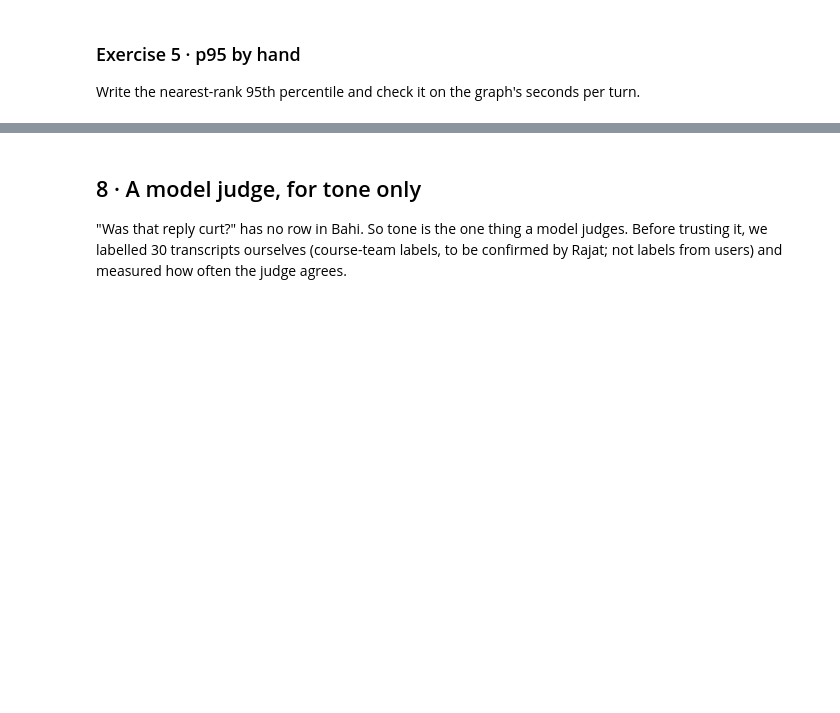
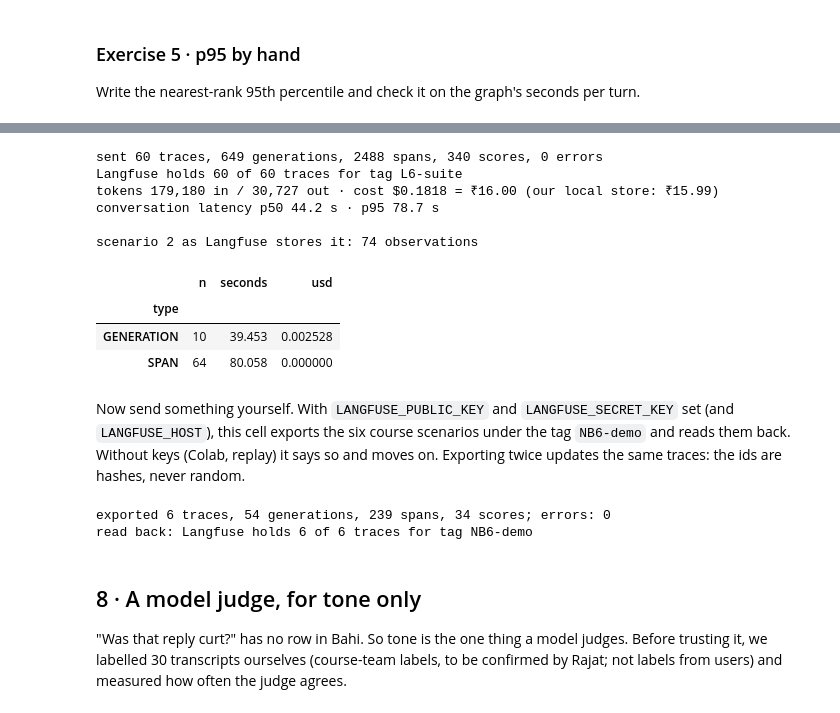
Before and after one commit to RajatDandekar/agents-for-enterprises, a Jupyter notebook: lectures/L6-the-inspector/NB6_the_inspector.ipynb, the cells around one changed output, grey strips where cells are left out. Cells and saved outputs as stored; diff of their text form; code cells hidden in the pictures; blank space fills up the shorter version.

```diff
--- a/lectures/L6-the-inspector/NB6_the_inspector.ipynb
+++ b/lectures/L6-the-inspector/NB6_the_inspector.ipynb
@@ -575,3 +575,46 @@ Langfuse: {'exported': 0, 'reason': 'not exported: LANGFUSE_PUBLIC_KEY, LANGFUSE
+# %%
+LF = load_log("langfuse.json")
+if LF:
+    v, e = LF["verify"], LF["export"]
+    m = (v.get("by_model") or [{}])[0]
+    print(f"sent {e['exported']} traces, {e['generations']} generations, {e['spans']} spans, {e['scores']} scores, {len(e['errors'])} errors")
+    print(f"Langfuse holds {v['traces_found']} of {v['expected']} traces for tag {v['tag']}")
+    print(f"tokens {m.get('sum_inputTokens'):,} in / {m.get('sum_outputTokens'):,} out · cost ${m.get('sum_totalCost', 0):.4f}"
+          f" = ₹{m.get('sum_totalCost', 0) * 88:.2f} (our local store: ₹{RUNS['graph']['summary']['inr']:.2f})")
+    c = v.get("conversations") or {}
+    print(f"conversation latency p50 {c.get('p50_latency', 0) / 1000:.1f} s · p95 {c.get('p95_latency', 0) / 1000:.1f} s")
+    tree = pd.DataFrame(v["sample"]["observations"])
+    print("\nscenario 2 as Langfuse stores it:", len(tree), "observations")
+    display(tree.groupby("type").agg(n=("id", "count"), seconds=("latency", "sum"), usd=("cost", "sum")))
+# %% [output]
+sent 60 traces, 649 generations, 2488 spans, 340 scores, 0 errors
+Langfuse holds 60 of 60 traces for tag L6-suite
+tokens 179,180 in / 30,727 out · cost $0.1818 = ₹16.00 (our local store: ₹15.99)
+conversation latency p50 44.2 s · p95 78.7 s
+
+scenario 2 as Langfuse stores it: 74 observations
+|  | n | seconds | usd |
+| type |  |  |  |
+| GENERATION | 10 | 39.453 | 0.002528 |
+| SPAN | 64 | 80.058 | 0.000000 |
+# %% [markdown]
+Now send something yourself. With `LANGFUSE_PUBLIC_KEY` and `LANGFUSE_SECRET_KEY` set (and `LANGFUSE_HOST`), this cell exports the six course scenarios under the tag `NB6-demo` and reads them back. Without keys (Colab, replay) it says so and moves on. Exporting twice updates the same traces: the ids are hashes, never random.
+# %%
+import time
+from bahi.evals.trace import langfuse_ready, export_langfuse, verify_langfuse, _iso
+ok, why = langfuse_ready()
+if ok:
+    six = [r for r in RUNS["graph"]["cases"] if r["id"].startswith("S")]
+    t0 = time.time() - 1800
+    e = export_langfuse(six, RUNS["graph"]["meta"], tag="NB6-demo", t0=t0)
+    print(f"exported {e['exported']} traces, {e['generations']} generations, {e['spans']} spans, {e['scores']} scores; errors: {len(e['errors'])}")
+    v = verify_langfuse("NB6-demo", expect=len(six), t0=_iso(t0 - 60), t1=_iso(t0 + 900), wait=240)
+    print(f"read back: Langfuse holds {v['traces_found']} of {len(six)} traces for tag NB6-demo")
+else:
+    print("Langfuse:", why)
+# %% [output]
+exported 6 traces, 54 generations, 239 spans, 34 scores; errors: 0
+read back: Langfuse holds 6 of 6 traces for tag NB6-demo
 # %% [markdown]
 ## 8 · A model judge, for tone only
 
```
Also changed, not shown: parts of 3 cells of this notebook, 40 other files.
